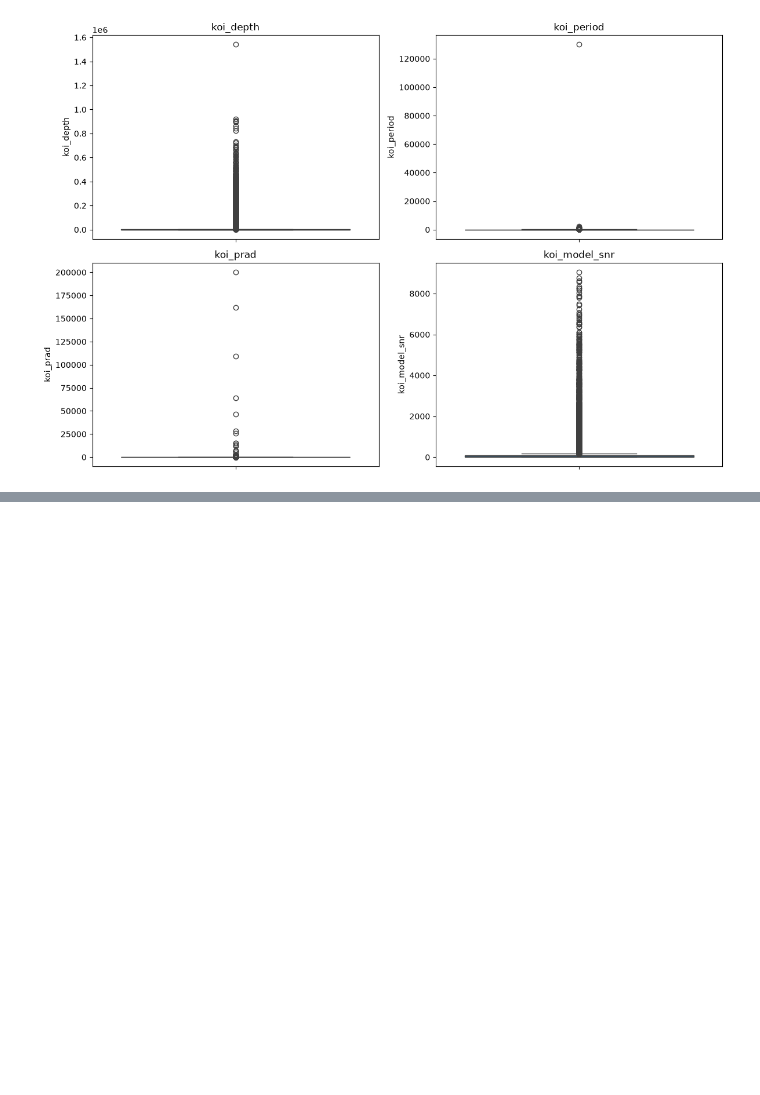
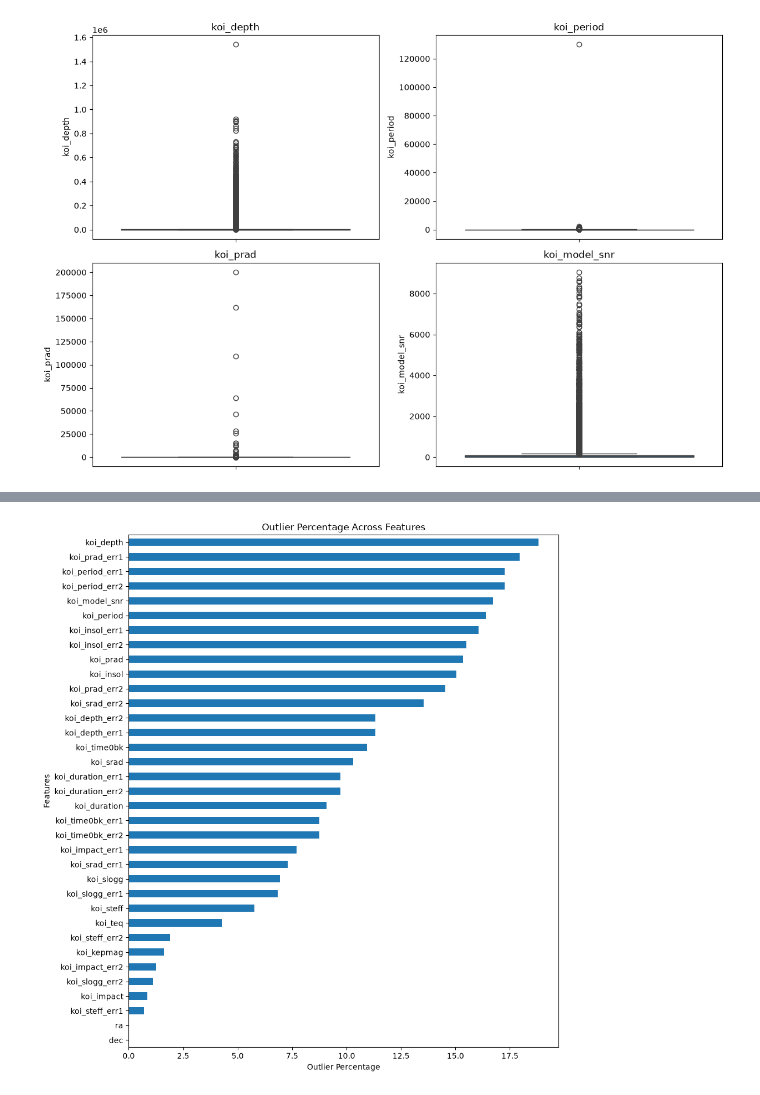
Before and after one commit to devikarapillai/Kepler-Exoplant_Classification, a Jupyter notebook: Nasa Kepler Exoplanent Detection.ipynb, the cells around one changed output, grey strips where cells are left out. Drawn from its saved outputs; the diff is of its cells as text; code cells hidden in the pictures; blank space fills up the shorter version.

Commit message:
Complete outlier and data quality analysis

```diff
--- a/Nasa Kepler Exoplanent Detection.ipynb
+++ b/Nasa Kepler Exoplanent Detection.ipynb
@@ -537,0 +721,12 @@ plt.show()
+# %%
+outlier_summary['Outlier Percentage'].sort_values().plot(
+    kind='barh',
+    figsize=(10, 12),
+    title='Outlier Percentage Across Features'
+)
+
+plt.xlabel('Outlier Percentage')
+plt.ylabel('Features')
+plt.show()
+# %% [output]
+[figure, added]
```
Also changed, not shown: parts of 10 cells of this notebook.
